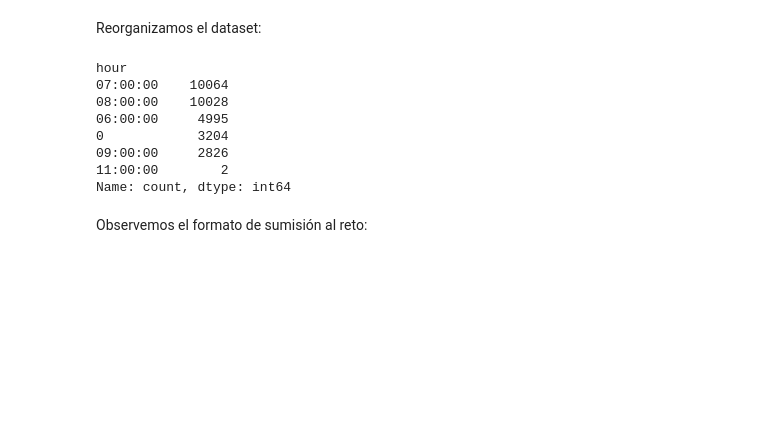
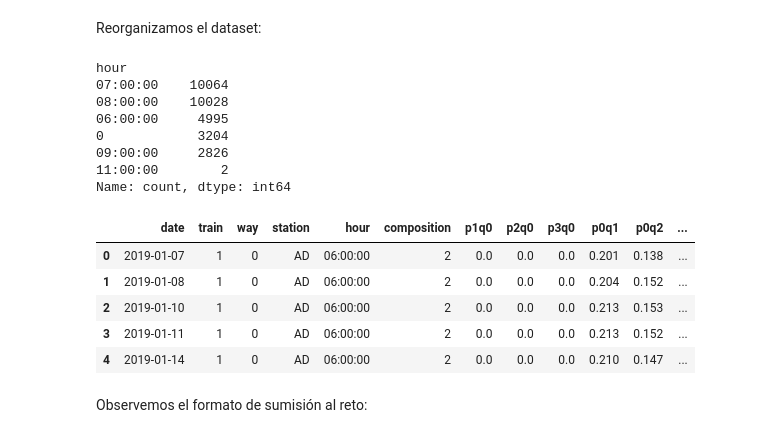
Before and after one commit to contepablod/ML-AI_Bourbaki, a Jupyter notebook: Semana2/intro_autorregresivos.ipynb, the cells around one changed output. Saved outputs shown, nothing was run; the diff lists cells and outputs as text; code cells hidden in the pictures; blank space fills up the shorter version.

```diff
--- a/Semana2/intro_autorregresivos.ipynb
+++ b/Semana2/intro_autorregresivos.ipynb
@@ -214,6 +214,15 @@ Name: count, dtype: int64
 # Combine the 'date' and 'hour' columns into a single datetime column
 df_train['hour'] = df_train['hour'].apply(lambda x: '10:00:00' if x == 0 else x)
 df_train['datetime'] = pd.to_datetime(df_train['date'].dt.date.astype(str) + ' ' + df_train['hour'].astype(str))
+# %%
+df_train.head()
+# %% [output]
+|  | date | train | way | station | hour | composition | p1q0 | p2q0 | p3q0 | p0q1 | p0q2 | ... |
+| 0 | 2019-01-07 | 1 | 0 | AD | 06:00:00 | 2 | 0.0 | 0.0 | 0.0 | 0.201 | 0.138 | ... |
+| 1 | 2019-01-08 | 1 | 0 | AD | 06:00:00 | 2 | 0.0 | 0.0 | 0.0 | 0.204 | 0.152 | ... |
+| 2 | 2019-01-10 | 1 | 0 | AD | 06:00:00 | 2 | 0.0 | 0.0 | 0.0 | 0.213 | 0.153 | ... |
+| 3 | 2019-01-11 | 1 | 0 | AD | 06:00:00 | 2 | 0.0 | 0.0 | 0.0 | 0.213 | 0.152 | ... |
+| 4 | 2019-01-14 | 1 | 0 | AD | 06:00:00 | 2 | 0.0 | 0.0 | 0.0 | 0.210 | 0.147 | ... |
 # %% [markdown]
 Observemos el formato de sumisión al reto:
 # %%
```
Also changed, not shown: parts of 5 cells of this notebook, 11 other files.
